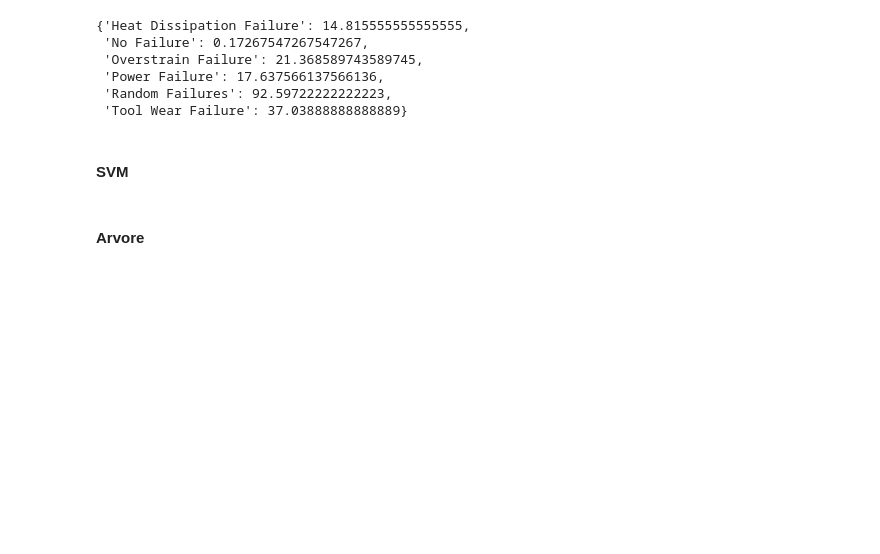
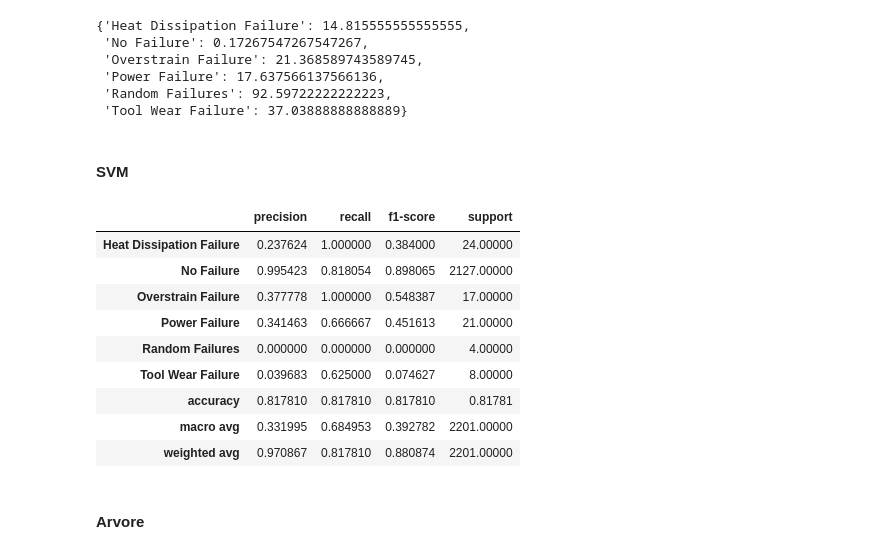
Before and after one commit to matheusldettmar/desafiolighthouse, a Jupyter notebook: modelo_lighthouse.ipynb, the cells around one changed output. Saved outputs shown, nothing was run; the diff lists cells and outputs as text; code cells hidden in the pictures; blank space fills up the shorter version.

```diff
--- a/modelo_lighthouse.ipynb
+++ b/modelo_lighthouse.ipynb
@@ -211,6 +258,19 @@ previsoes = SVMmodel.predict(X_test)
 c_report = classification_report(y_test, previsoes, output_dict=True)
 c_report = pd.DataFrame(c_report).transpose()
 c_report.to_csv('SVM_classweight.csv')
+# %%
+c_report
+# %% [output]
+|  | precision | recall | f1-score | support |
+| Heat Dissipation Failure | 0.237624 | 1.000000 | 0.384000 | 24.00000 |
+| No Failure | 0.995423 | 0.818054 | 0.898065 | 2127.00000 |
+| Overstrain Failure | 0.377778 | 1.000000 | 0.548387 | 17.00000 |
+| Power Failure | 0.341463 | 0.666667 | 0.451613 | 21.00000 |
+| Random Failures | 0.000000 | 0.000000 | 0.000000 | 4.00000 |
+| Tool Wear Failure | 0.039683 | 0.625000 | 0.074627 | 8.00000 |
+| accuracy | 0.817810 | 0.817810 | 0.817810 | 0.81781 |
+| macro avg | 0.331995 | 0.684953 | 0.392782 | 2201.00000 |
+| weighted avg | 0.970867 | 0.817810 | 0.880874 | 2201.00000 |
 # %% [markdown]
 #### Arvore
 # %%
```
Also changed, not shown: parts of 24 cells of this notebook.
